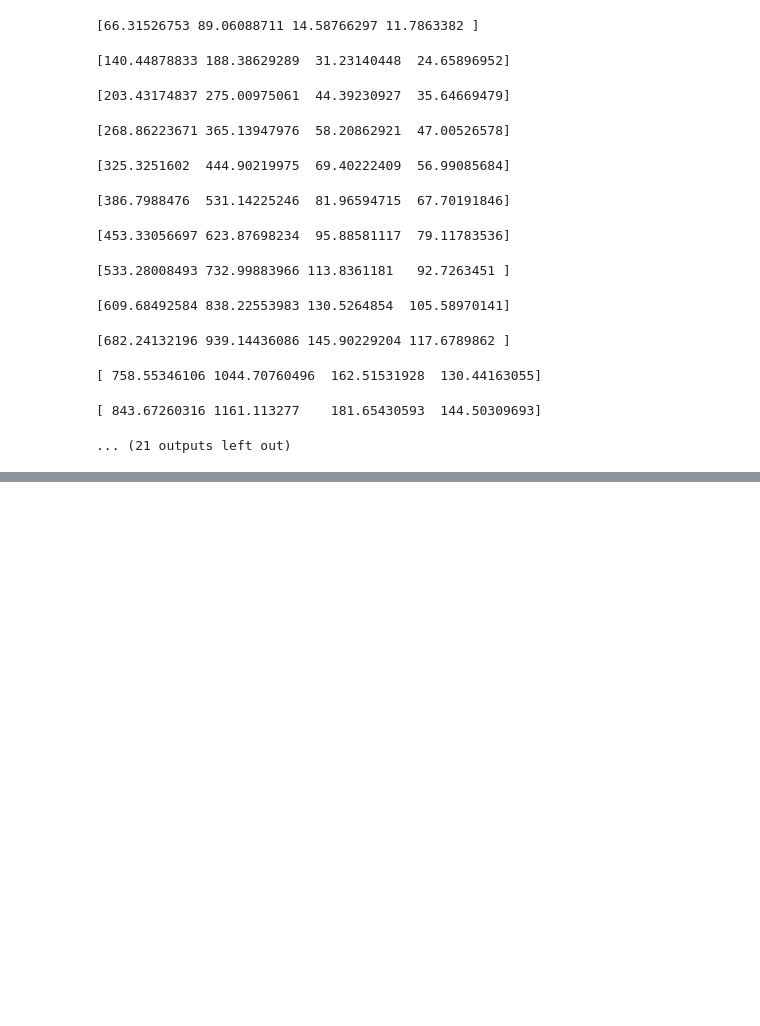
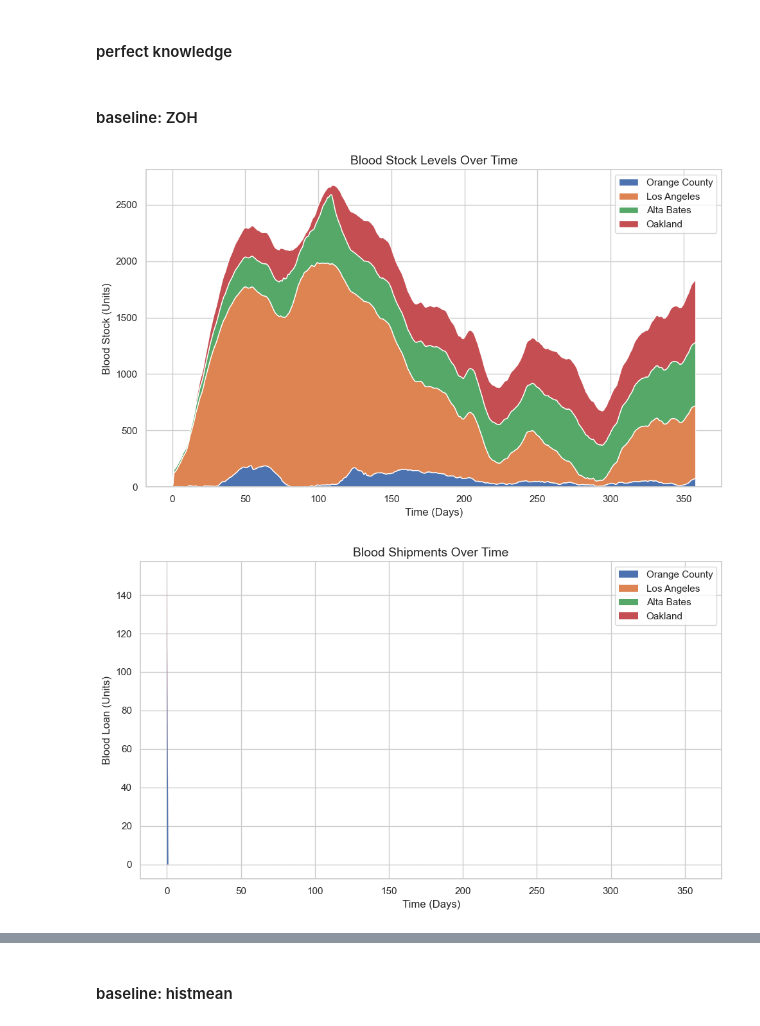
Before and after one commit to zahmed2003/BloodFlow, a Jupyter notebook: decisions/forecast_loop.ipynb, the cells around one changed output, grey strips where cells are left out. Cells and saved outputs as stored; diff of their text form; code cells hidden in the pictures; blank space fills up the shorter version.

```diff
--- a/decisions/forecast_loop.ipynb
+++ b/decisions/forecast_loop.ipynb
@@ -142,29 +129,0 @@ AR_model = fit_AR_forecaster(hist_train, future_train)
-# %%
-Q,B,M = forecast_loop(
-    data=data,
-    B_init = B_init,
-    test_length=test_length,
-    W=W,
-    b_max=b_max,
-    Q_max=Q_max,
-    forecaster=get_AR_forecast,
-    model=AR_model,
-    f=f,
-    h=h,
-    gamma=gamma,
-    alpha=alpha
-)
-# %% [output]
-[66.31526753 89.06088711 14.58766297 11.7863382 ]
-[140.44878833 188.38629289  31.23140448  24.65896952]
-[203.43174837 275.00975061  44.39230927  35.64669479]
-[268.86223671 365.13947976  58.20862921  47.00526578]
-[325.3251602  444.90219975  69.40222409  56.99085684]
-[386.7988476  531.14225246  81.96594715  67.70191846]
-[453.33056697 623.87698234  95.88581117  79.11783536]
-[533.28008493 732.99883966 113.8361181   92.7263451 ]
-[609.68492584 838.22553983 130.5264854  105.58970141]
-[682.24132196 939.14436086 145.90229204 117.6789862 ]
-[ 758.55346106 1044.70760496  162.51531928  130.44163055]
-[ 843.67260316 1161.113277    181.65430593  144.50309693]
-... (21 outputs left out)
@@ -172,0 +179,33 @@ print(Q)
+# %% [markdown]
+#### perfect knowledge
+# %% [markdown]
+#### baseline: ZOH
+# %%
+def get_ZOH_forecast(model, history, f):
+    forecast = np.tile(history[:, -1:, :], (1, f, 1))
+    return forecast
+# %%
+h = 1
+data_train = data[:,:-3*test_length,:]
+hist_train, future_train = data_slice(data_train, h = h, f = f)
+ZOH_model = None
+# %%
+Q_ZOH, B_ZOH, M_ZOH, C_ZOH = forecast_loop(
+    data=data,
+    B_init = B_init,
+    test_length=test_length,
+    W=W,
+    b_max=b_max,
+    Q_max=Q_max,
+    forecaster=get_ZOH_forecast,
+    model=ZOH_model,
+    f=f,
+    h=h,
+    gamma=gamma,
+    alpha=alpha
+)
+# %%
+get_plots(Q_ZOH, B_ZOH, M_ZOH, Q_max, b_max, tag = 'ZOH')
+# %% [output]
+[figure, added]
+[figure, added]
@@ -172,0 +213,2 @@ print(Q)
+# %% [markdown]
+#### baseline: histmean
```
Also changed, not shown: parts of 37 cells of this notebook, 29 other files.
